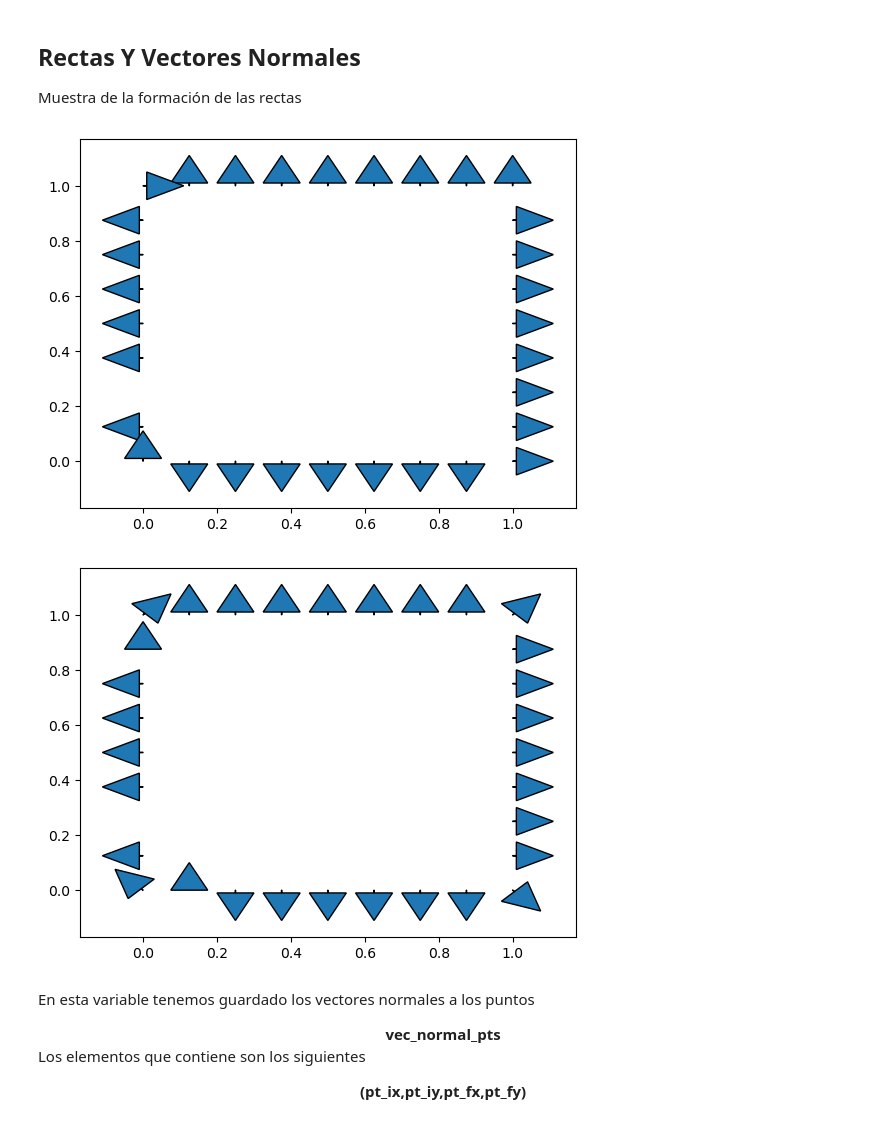
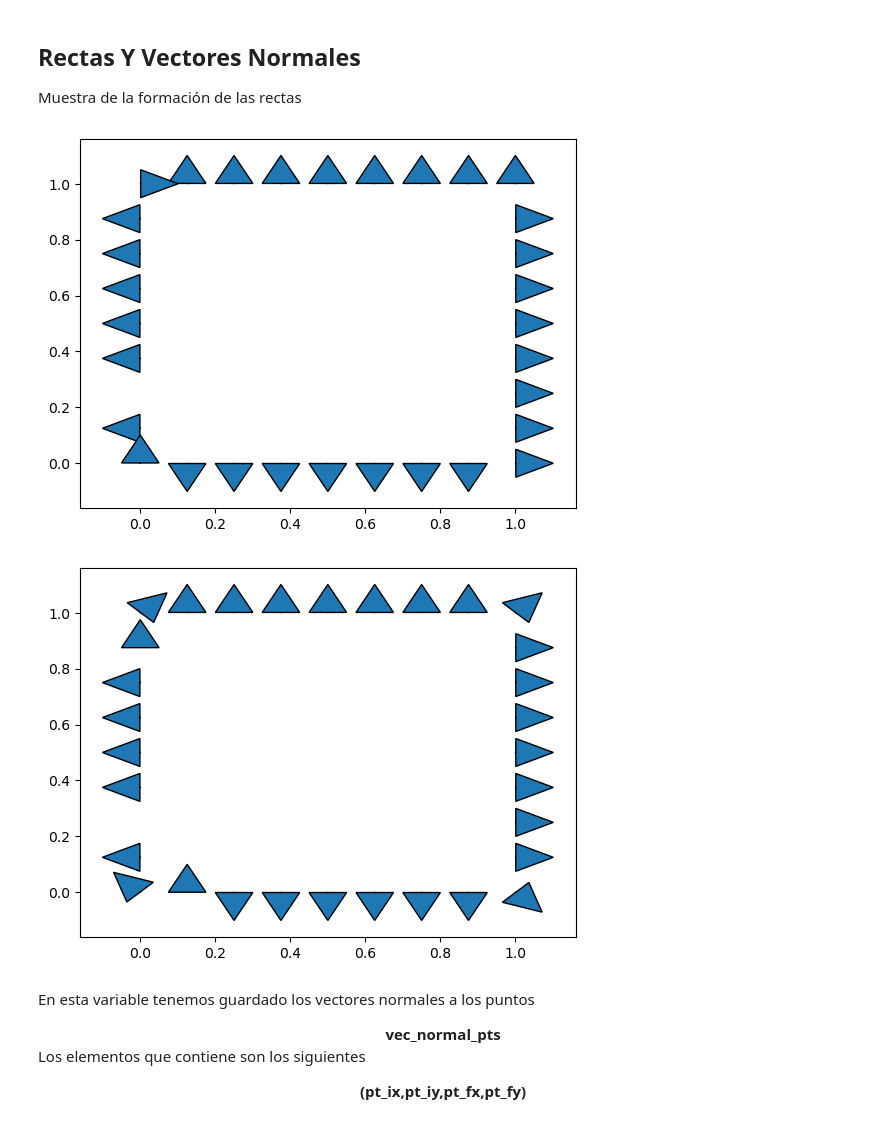
Before and after one commit to Ikanate/MeshfreeFirstAttempt, a Jupyter notebook: Meshfree_AdvancingFront.ipynb, the cells around one changed output. Cells and saved outputs as stored; diff of their text form; code cells hidden in the pictures.

```diff
--- a/Meshfree_AdvancingFront.ipynb
+++ b/Meshfree_AdvancingFront.ipynb
@@ -1188,8 +1188,8 @@ y_min -= y_min*0.5
 #Estos son los vectores directores a las rectas normales, pero no a los puntos
 vec_normal_u = np.array(vec_normal,copy=True)
 vec_normal_u2 = np.array(vec_normal,copy=True)
-vec_normal_u*=0.01
-vec_normal_u2*=0.01
+vec_normal_u*=0.001
+vec_normal_u2*=0.001
 
 
 #Con esto pasaremos cada uno de los vectores directores hacia afuera de la figura
@@ -1258,35 +1258,35 @@ vec_normal_pts[pp,1] = rectas_normales[pp,4]
 
 vec_normal_pts[pp,2] = (vec_normal_u[pp-1,0] + vec_normal_u[pp,0])/2
 vec_normal_pts[pp,3] = (vec_normal_u[pp-1,1] + vec_normal_u[pp,1])/2
 
 vec_normal_pts[N-1,0] = rectas_normales[pp,3]
 vec_normal_pts[N-1,1] = rectas_normales[pp,5]
 
 vec_normal_pts[N-1,2] = (vec_normal_u[pp-1,0] + vec_normal_u[pp,0])/2
 vec_normal_pts[N-1,3] = (vec_normal_u[pp-1,1] + vec_normal_u[pp,1])/2
 
 
 """
 Ahora graficaremos y aparte guardaremos las nuevas direcciones de esas normales
 """
 #print(vec_normal_u)
 for pp in range(0,len(rectas_normales)+1):
     #Si el vector normal al hacer crecer la recta termina dentro de la figura, entonces
     #Pasaremos a movernos hacia el otro lado y listo
     x_pr, y_pr = (vec_normal_pts[pp,0] + vec_normal_pts[pp,2]), (vec_normal_pts[pp,1] + vec_normal_pts[pp,3])
 
     if (sh.contains(poly,Point(x_pr,y_pr)))==True:
         vec_normal_pts[pp,2] *= -1
         vec_normal_pts[pp,3] *= -1
         plt.arrow(vec_normal_pts[pp,0],vec_normal_pts[pp,1],vec_normal_pts[pp,2],vec_normal_pts[pp,3],head_length = 0.1,head_width=0.1)
     else:
         plt.arrow(vec_normal_pts[pp,0],vec_normal_pts[pp,1],vec_normal_pts[pp,2],vec_normal_pts[pp,3],head_length = 0.1,head_width=0.1)
 
 #plt.scatter(pt[0]['pt_f_c'][])
 plt.show()
 # %% [output]
-[figure, old version]
+[figure, new version]
-[figure, old version]
+[figure, new version]
 # %% [markdown]
 En esta variable tenemos guardado los vectores normales a los puntos
 
```
Also changed, not shown: parts of 15 cells of this notebook.
